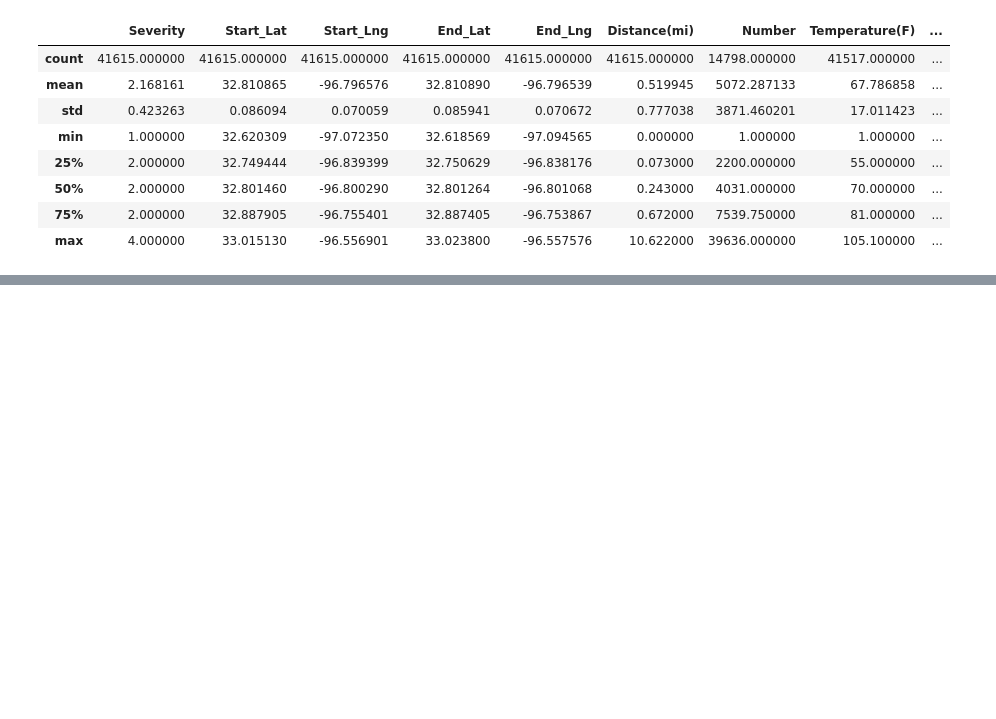
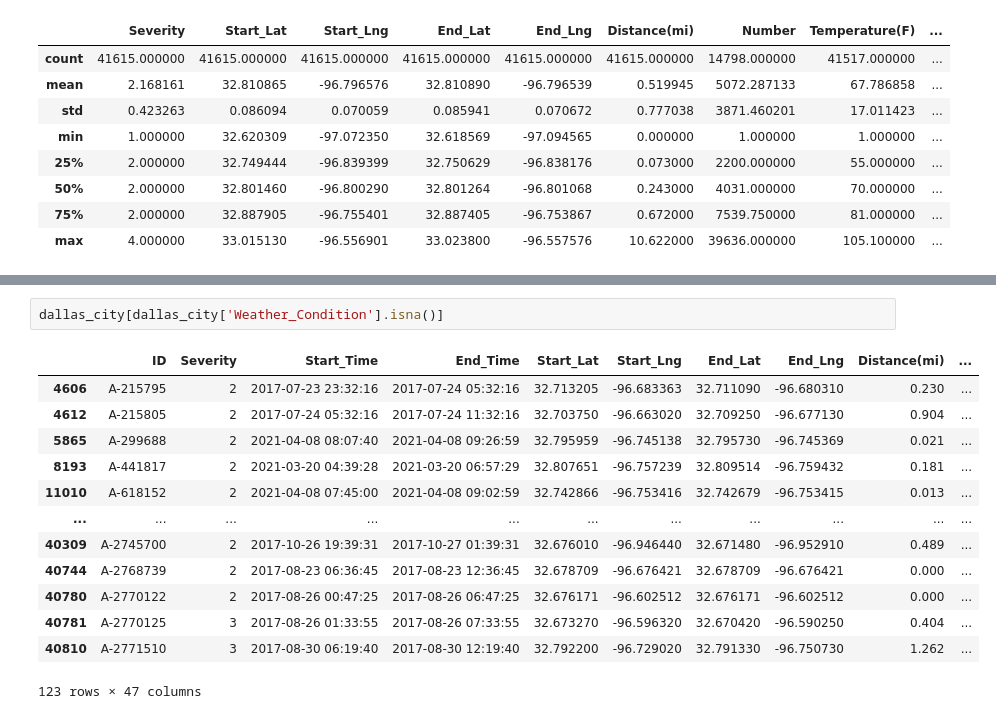
Before and after one commit to rosalierazonable/trafficAccidentAnalysis, a Jupyter notebook: notebooks/Data Exploration 2.0.ipynb, the cells around one changed output, grey strips where cells are left out. Saved outputs shown, nothing was run; the diff lists cells and outputs as text; blank space fills up the shorter version.

```diff
--- a/notebooks/Data Exploration 2.0.ipynb
+++ b/notebooks/Data Exploration 2.0.ipynb
@@ -76,0 +121,16 @@ dallas_city.describe()
+# %%
+dallas_city[dallas_city['Weather_Condition'].isna()]
+# %% [output]
+|  | ID | Severity | Start_Time | End_Time | Start_Lat | Start_Lng | End_Lat | End_Lng | Distance(mi) | ... |
+| 4606 | A-215795 | 2 | 2017-07-23 23:32:16 | 2017-07-24 05:32:16 | 32.713205 | -96.683363 | 32.711090 | -96.680310 | 0.230 | ... |
+| 4612 | A-215805 | 2 | 2017-07-24 05:32:16 | 2017-07-24 11:32:16 | 32.703750 | -96.663020 | 32.709250 | -96.677130 | 0.904 | ... |
+| 5865 | A-299688 | 2 | 2021-04-08 08:07:40 | 2021-04-08 09:26:59 | 32.795959 | -96.745138 | 32.795730 | -96.745369 | 0.021 | ... |
+| 8193 | A-441817 | 2 | 2021-03-20 04:39:28 | 2021-03-20 06:57:29 | 32.807651 | -96.757239 | 32.809514 | -96.759432 | 0.181 | ... |
+| 11010 | A-618152 | 2 | 2021-04-08 07:45:00 | 2021-04-08 09:02:59 | 32.742866 | -96.753416 | 32.742679 | -96.753415 | 0.013 | ... |
+| ... | ... | ... | ... | ... | ... | ... | ... | ... | ... | ... |
+| 40309 | A-2745700 | 2 | 2017-10-26 19:39:31 | 2017-10-27 01:39:31 | 32.676010 | -96.946440 | 32.671480 | -96.952910 | 0.489 | ... |
+| 40744 | A-2768739 | 2 | 2017-08-23 06:36:45 | 2017-08-23 12:36:45 | 32.678709 | -96.676421 | 32.678709 | -96.676421 | 0.000 | ... |
+| 40780 | A-2770122 | 2 | 2017-08-26 00:47:25 | 2017-08-26 06:47:25 | 32.676171 | -96.602512 | 32.676171 | -96.602512 | 0.000 | ... |
+| 40781 | A-2770125 | 3 | 2017-08-26 01:33:55 | 2017-08-26 07:33:55 | 32.673270 | -96.596320 | 32.670420 | -96.590250 | 0.404 | ... |
+| 40810 | A-2771510 | 3 | 2017-08-30 06:19:40 | 2017-08-30 12:19:40 | 32.792200 | -96.729020 | 32.791330 | -96.750730 | 1.262 | ... |
+123 rows × 47 columns
```
Also changed, not shown: parts of 21 cells of this notebook.
